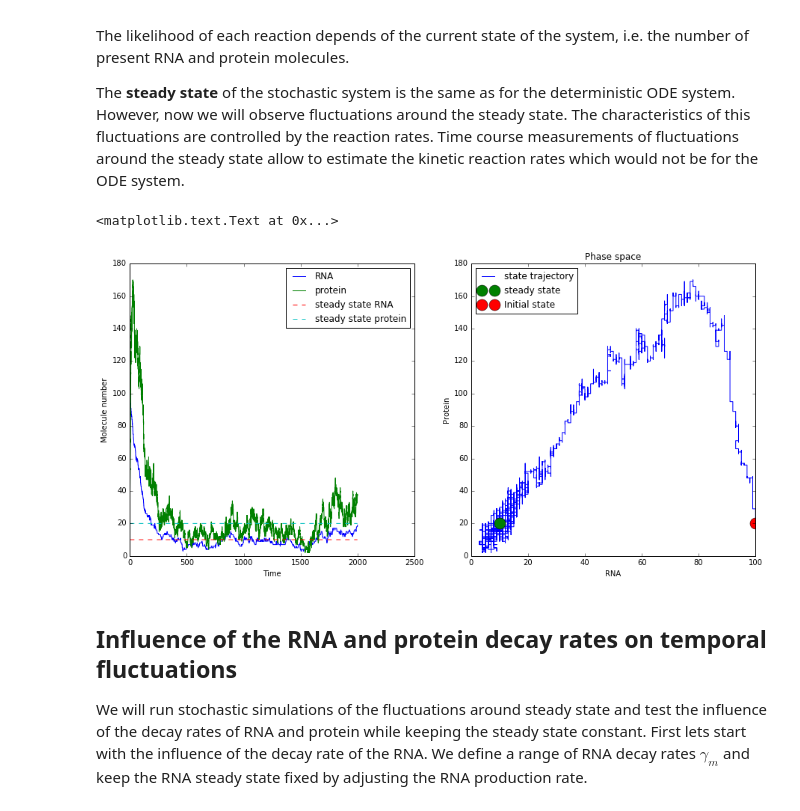
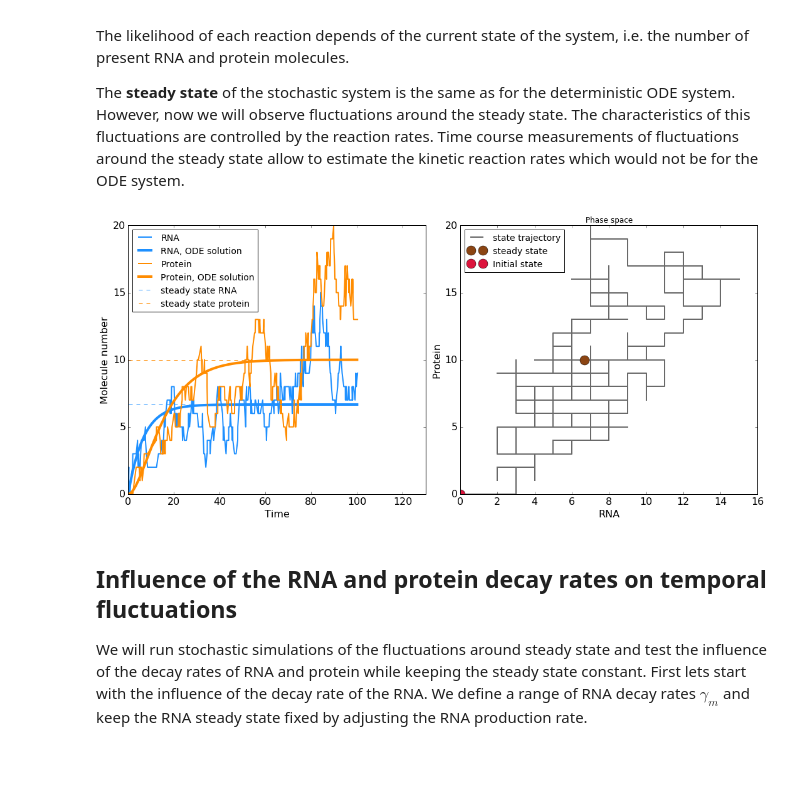
Before and after one commit to baumgast/Biomedicine-teaching, a Jupyter notebook: Biomedicine Master 2017, dynamic modeling.ipynb, the cells around one changed output. Cells and saved outputs as stored; diff of their text form; code cells hidden in the pictures; blank space fills up the shorter version.

Commit message:
Included ODE solution to stochastic simulation plot

```diff
--- a/Biomedicine Master 2017, dynamic modeling.ipynb
+++ b/Biomedicine Master 2017, dynamic modeling.ipynb
@@ -107,16 +107,16 @@ y_0 = [RNA_0,protein_0]
 tt = sp.linspace(0,100,200)
 
 # solve the ODE system with the defined parameters and initial condition
-sol = odeint(solve_ODE_transcription_translation,y_0,tt,args = (param,))
+sol_deterministic = odeint(solve_ODE_transcription_translation,y_0,tt,args = (param,))
 
 # calculate the analytic solution
 analytic = analytic_solution(tt,param)
 
 # plot the result
 fig,ax = pl.subplots(1,2, figsize = (17,6))
-ax[0].plot(tt,sol[:,0], label = 'RNA, numeric', lw = line_width,color = color_rna)
+ax[0].plot(tt,sol_deterministic[:,0], label = 'RNA, numeric', lw = line_width,color = color_rna)
 ax[0].plot(tt,analytic[0],'--',lw = 2*line_width, color = color_rna, label = 'RNA, analytic')
-ax[0].plot(tt,sol[:,1], label = 'Protein, numeric', lw = line_width, color = color_protein)
+ax[0].plot(tt,sol_deterministic[:,1], label = 'Protein, numeric', lw = line_width, color = color_protein)
 ax[0].plot(tt,analytic[1],'--',lw = 2*line_width, color = color_protein, label = 'Protein, analytic')
 ax[0].plot(tt,np.zeros(len(tt)) + steady_state_RNA,'--',color = color_rna,label = 'steady state RNA')
 ax[0].plot(tt,np.zeros(len(tt)) + steady_state_protein,'--',color = color_protein, label = 'steady state protein')
@@ -126,7 +126,7 @@ ax[0].set_ylabel('Concentration')
 ax[0].set_title('Time course')
 ax[0].set_ylim(0,steady_state_protein+steady_state_protein*0.1)
 
-ax[1].plot(sol[:,0],sol[:,1], color = color_phase_space,lw = line_width, label = 'state trajectory')
+ax[1].plot(sol_deterministic[:,0],sol_deterministic[:,1], color = color_phase_space,lw = line_width, label = 'state trajectory')
 ax[1].plot(steady_state_RNA,steady_state_protein,'o',ms = 15,label = 'steady state', color = color_steady_state)
 ax[1].plot(RNA_0,protein_0,'o',ms = 15,label = 'Initial state', color = color_initial_state)
 ax[1].legend(loc = 'best')
@@ -355,45 +355,52 @@ def stoch_sim_transcription_translation(param,initial_state,tf):
     return STATE
 # %%
 # define parameters and time vector to solve the ODEs
-beta = 0.1
-gamma_m = 0.01
-k = 0.2
+beta = 1
+gamma_m = 0.15
+k = 0.15
 gamma_p = 0.1
 param = [beta,gamma_m,k,gamma_p]
 
 # calculate steady state
 steady_state_RNA = beta/gamma_m
 steady_state_protein = k*beta/gamma_m/gamma_p
 
 # define intial conditions
-RNA_0 = 100
-protein_0 = 20
+RNA_0 = 0
+protein_0 = 0
 initial_state = [RNA_0,protein_0]
 
 # simulation time
-tf = 2000
+tf = 100
 
 sim = stoch_sim_transcription_translation(param,initial_state,tf)
 
 fig,ax = pl.subplots(1,2, figsize = (15,7))
-ax[0].plot(sim[:,0],sim[:,1], label = 'RNA')
-ax[0].plot(sim[:,0],sim[:,2], label = 'protein')
-ax[0].plot(sim[:,0],np.zeros(len(sim[:,0])) + steady_state_RNA,'--', label = 'steady state RNA')
-ax[0].plot(sim[:,0],np.zeros(len(sim[:,0])) + steady_state_protein,'--', label = 'steady state protein')
+ax[0].plot(sim[:,0],sim[:,1], label = 'RNA', color = color_rna, lw = line_width)
+ax[0].plot(tt,sol_deterministic[:,0], color = color_rna, lw = 2*line_width, label = 'RNA, ODE solution')
+ax[0].plot(sim[:,0],sim[:,2], label = 'Protein', color = color_protein,lw = line_width)
+ax[0].plot(tt,sol_deterministic[:,1], color = color_protein, lw = 2*line_width, label = 'Protein, ODE solution')
+ax[0].plot(sim[:,0],np.zeros(len(sim[:,0])) + steady_state_RNA,'--', label = 'steady state RNA',
+          color = color_rna)
+ax[0].plot(sim[:,0],np.zeros(len(sim[:,0])) + steady_state_protein,'--', label = 'steady state protein',
+          color = color_protein)
 ax[0].legend(loc = 'best')
 ax[0].set_xlabel('Time')
 ax[0].set_ylabel('Molecule number')
+ax[0].set_ylim(0,2*steady_state_protein)
+ax[0].set_xlim(0,130)
 
-ax[1].plot(sim[:,1],sim[:,2], label = 'state trajectory')
-ax[1].plot(steady_state_RNA,steady_state_protein,'o',ms = 15,label = 'steady state')
-ax[1].plot(RNA_0,protein_0,'o',ms = 15,label = 'Initial state')
+ax[1].plot(sim[:,1],sim[:,2], label = 'state trajectory', lw = line_width,color = color_phase_space)
+ax[1].plot(steady_state_RNA,steady_state_protein,'o',ms = 15,label = 'steady state', color = color_steady_state)
+ax[1].plot(RNA_0,protein_0,'o',ms = 15,label = 'Initial state', color = color_initial_state)
 ax[1].legend(loc = 'best')
 ax[1].set_ylabel('Protein')
 ax[1].set_xlabel('RNA')
 ax[1].set_title('Phase space')
+
+pl.tight_layout()
 # %% [output]
-<matplotlib.text.Text at 0x...>
-[figure, old version]
+[figure, new version]
 # %% [markdown]
 ## Influence of the RNA and protein decay rates on temporal fluctuations
 
```
Also changed, not shown: parts of 2 cells of this notebook.
